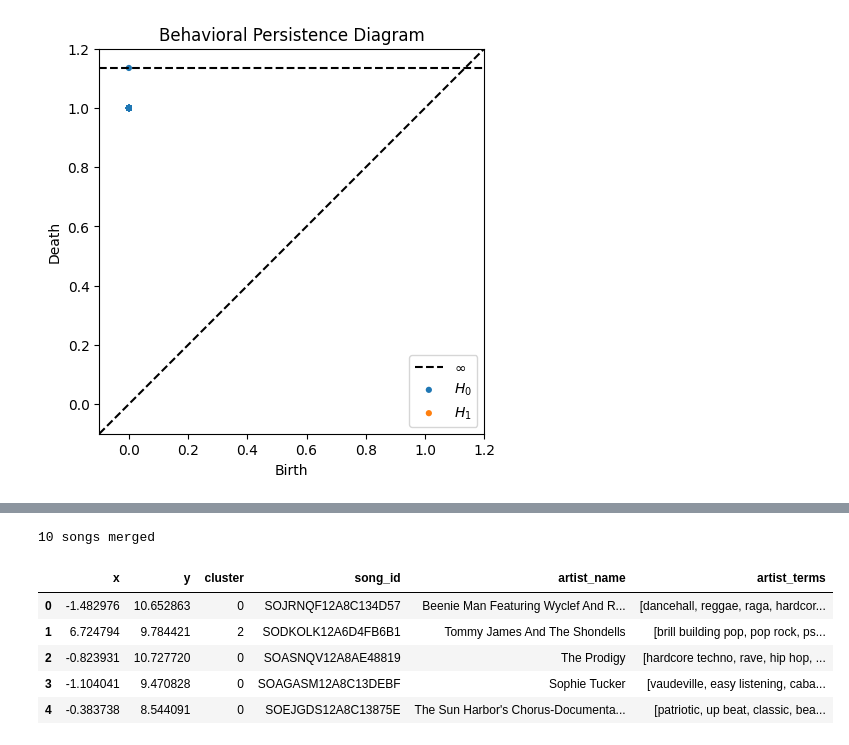
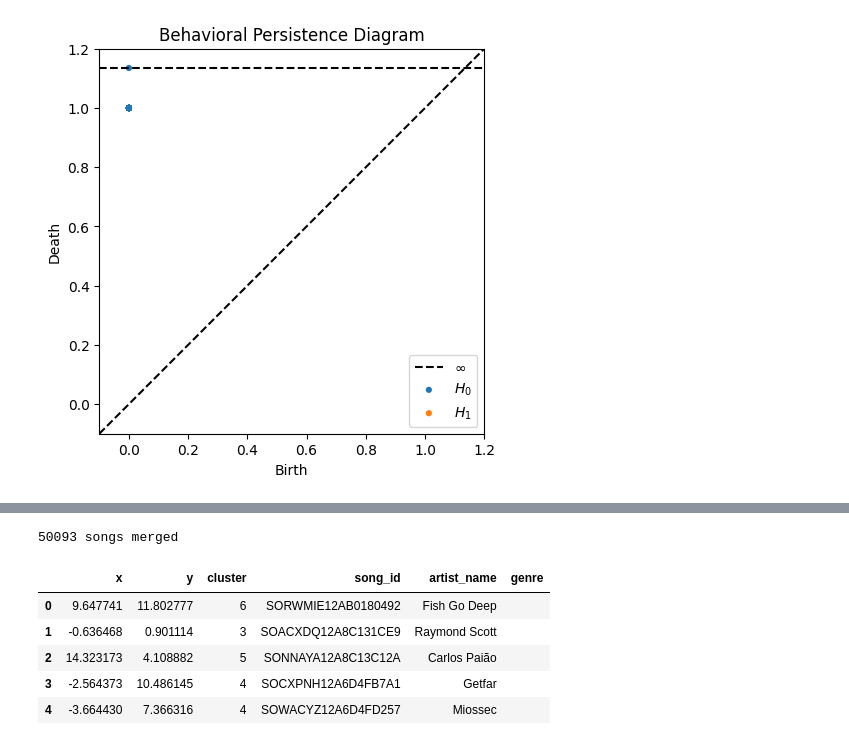
Before and after one commit to cyrustt/TDA_project, a Jupyter notebook: plot_persistence_big.ipynb, the cells around one changed output, grey strips where cells are left out. Saved outputs shown, nothing was run; the diff lists cells and outputs as text; code cells hidden in the pictures.

```diff
--- a/plot_persistence_big.ipynb
+++ b/plot_persistence_big.ipynb
@@ -327,21 +332,21 @@ Nodes: 1000 | Edges (drawn): 4519 | Components: 1 | Largest: 1000
 # %%
 import pandas as pd
 
 umap = pd.read_parquet(UMAP_FILE)
-meta = pd.read_parquet("./out/artist_terms.parquet")
+meta = pd.read_parquet("./out_/artist_terms_.parquet")
 
 # ✅ convert all song_id to str (remove b'...' encoding differences)
 umap["song_id"] = umap["song_id"].astype(str)
 meta["song_id"] = meta["song_id"].astype(str)
 
 merged = umap.merge(meta, on="song_id", how="inner")
 print(len(merged), "songs merged")
 merged.head()
 # %% [output]
-10 songs merged
+50093 songs merged
-|  | x | y | cluster | song_id | artist_name | artist_terms |
-| 0 | -1.482976 | 10.652863 | 0 | SOJRNQF12A8C134D57 | Beenie Man Featuring Wyclef And R... | [dancehall, reggae, raga, hardcor... |
-| 1 | 6.724794 | 9.784421 | 2 | SODKOLK12A6D4FB6B1 | Tommy James And The Shondells | [brill building pop, pop rock, ps... |
-| 2 | -0.823931 | 10.727720 | 0 | SOASNQV12A8AE48819 | The Prodigy | [hardcore techno, rave, hip hop, ... |
-| 3 | -1.104041 | 9.470828 | 0 | SOAGASM12A8C13DEBF | Sophie Tucker | [vaudeville, easy listening, caba... |
-| 4 | -0.383738 | 8.544091 | 0 | SOEJGDS12A8C13875E | The Sun Harbor's Chorus-Documenta... | [patriotic, up beat, classic, bea... |
+|  | x | y | cluster | song_id | artist_name | genre |
+| 0 | 9.647741 | 11.802777 | 6 | SORWMIE12AB0180492 | Fish Go Deep |  |
+| 1 | -0.636468 | 0.901114 | 3 | SOACXDQ12A8C131CE9 | Raymond Scott |  |
+| 2 | 14.323173 | 4.108882 | 5 | SONNAYA12A8C13C12A | Carlos Paião |  |
+| 3 | -2.564373 | 10.486145 | 4 | SOCXPNH12A6D4FB7A1 | Getfar |  |
+| 4 | -3.664430 | 7.366316 | 4 | SOWACYZ12A6D4FD257 | Miossec |  |
```
Also changed, not shown: parts of 16 cells of this notebook, 3 other files.
